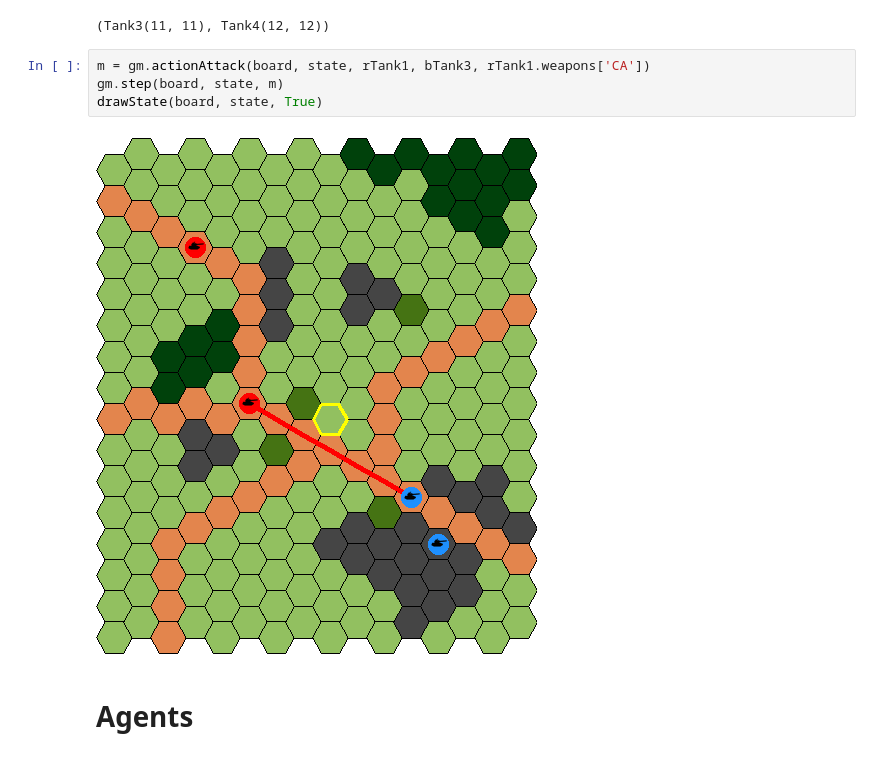
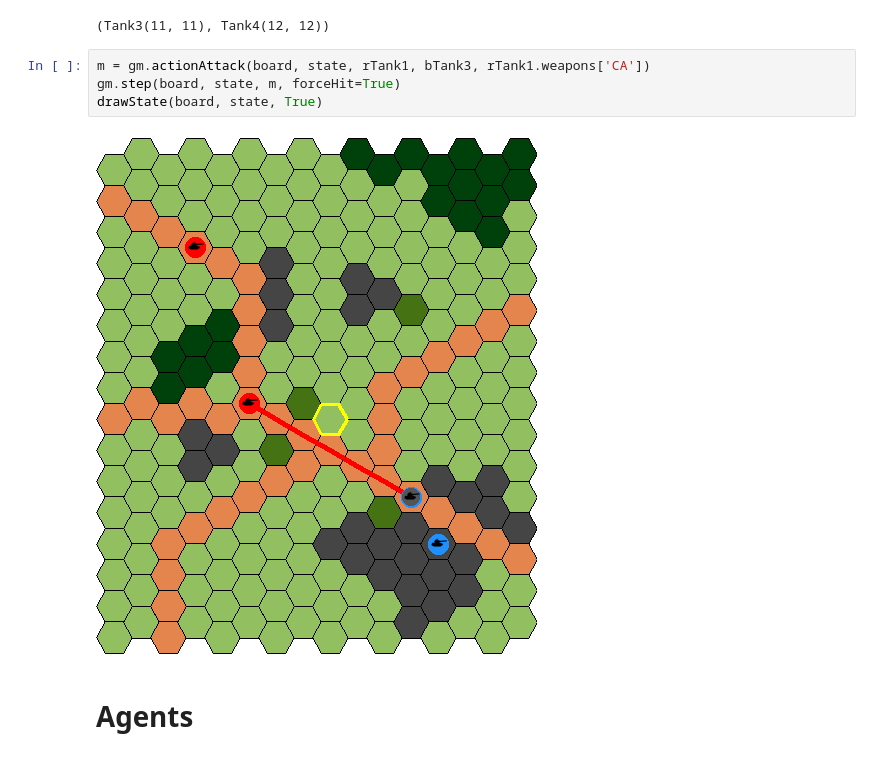
Before and after one commit to IDSIA/NewTechnoWar, a Jupyter notebook: code/tutorial.ipynb, the cells around one changed output. Saved outputs shown, nothing was run; the diff lists cells and outputs as text.

```diff
--- a/code/tutorial.ipynb
+++ b/code/tutorial.ipynb
@@ -117,10 +117,10 @@ bTank3, bTank4
 (Tank3(11, 11), Tank4(12, 12))
 # %%
 m = gm.actionAttack(board, state, rTank1, bTank3, rTank1.weapons['CA'])
-gm.step(board, state, m)
+gm.step(board, state, m, forceHit=True)
 drawState(board, state, True)
 # %% [output]
-[figure, old version]
+[figure, new version]
 # %% [markdown]
 # Agents
 # %% [markdown]
```
Also changed, not shown: parts of 6 cells of this notebook.
